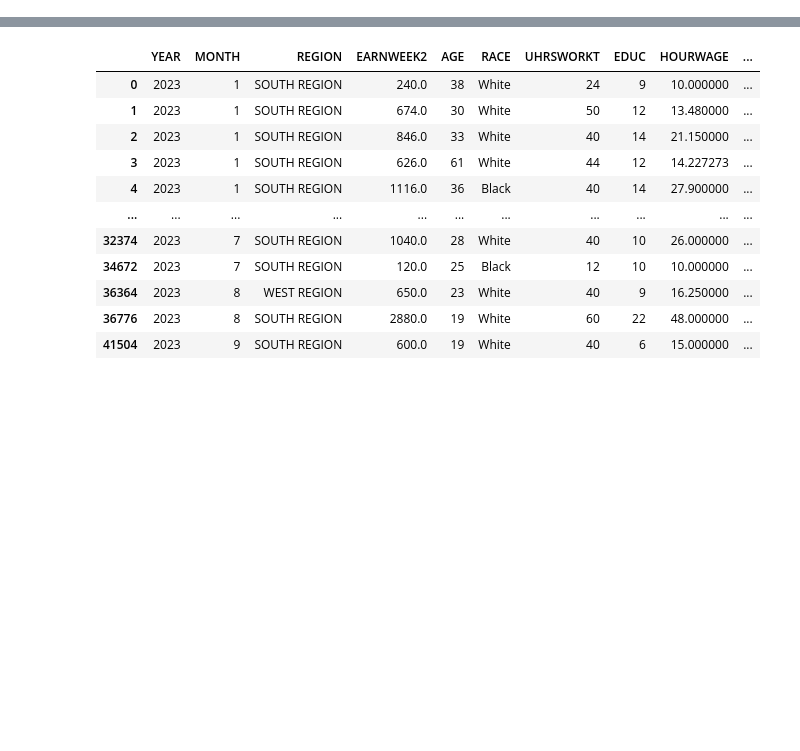
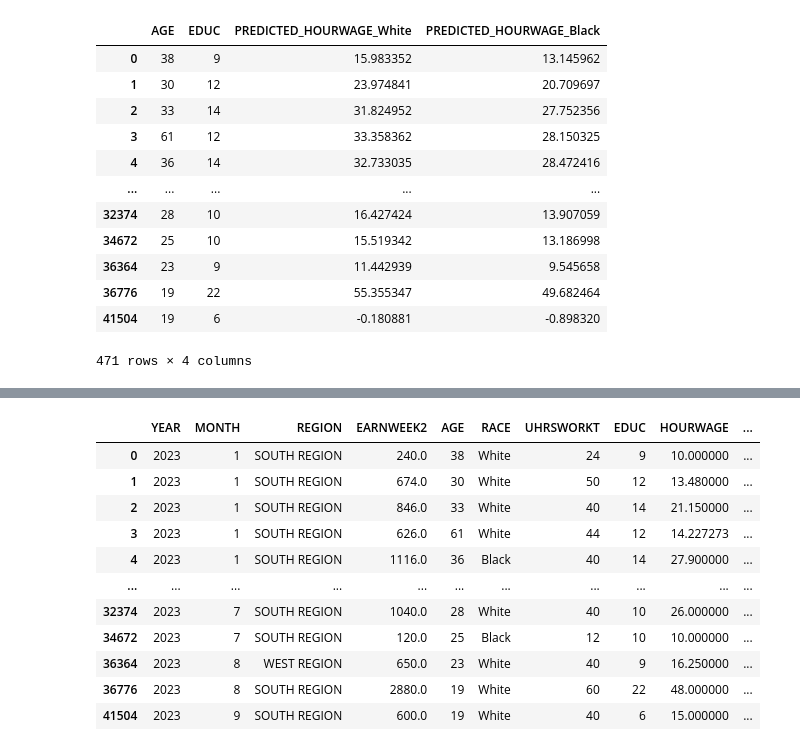
Before and after one commit to asdacdsfca/106FinalProject, a Jupyter notebook: static/process.ipynb, the cells around one changed output, grey strips where cells are left out. Drawn from its saved outputs; the diff is of its cells as text; code cells hidden in the pictures; blank space fills up the shorter version.

```diff
--- a/static/process.ipynb
+++ b/static/process.ipynb
@@ -22,0 +28,35 @@ df
+# %%
+import pandas as pd
+import statsmodels.api as sm
+
+# Assuming your 'RACE' column is named 'RACE' and contains "White" and "Black"
+# Create a dummy variable for Black individuals
+df['RACE_Black'] = (df['RACE'] == 'Black').astype(int)
+
+# Create interaction terms
+df['EDUC_RACE_Black'] = df['EDUC'] * df['RACE_Black']
+
+# Add a constant term for the intercept
+X = sm.add_constant(df[['EDUC', 'RACE_Black', 'EDUC_RACE_Black']])
+y = df['HOURWAGE']
+
+# Fit the regression model
+model = sm.OLS(y, X).fit()
+print(model.summary())
+
+# Extract coefficients
+intercept = model.params['const']
+coef_educ = model.params['EDUC']
+coef_race_black = model.params['RACE_Black']
+coef_educ_race_black = model.params['EDUC_RACE_Black']
+
+# Calculate predicted hourly wage for White individuals
+# For White individuals, RACE_Black and EDUC_RACE_Black are 0
+df['PREDICTED_HOURWAGE_White1'] = intercept + coef_educ * df['EDUC']
+
+# Calculate predicted hourly wage for Black individuals
+# For Black individuals, include the interaction term
+df['PREDICTED_HOURWAGE_Black1'] = (intercept +
+                                  coef_educ * df['EDUC'] +
+                                  coef_race_black +
+                                  coef_educ_race_black * df['EDUC'])
@@ -22,0 +182,2 @@ df
+# %%
+unique_rows = df.drop_duplicates(subset=['AGE', 'EDUC'])
@@ -22,0 +200,18 @@ df
+# %%
+newdf = unique_rows[['AGE', 'EDUC', 'PREDICTED_HOURWAGE_White', 'PREDICTED_HOURWAGE_Black']]
+# %%
+newdf
+# %% [output]
+|  | AGE | EDUC | PREDICTED_HOURWAGE_White | PREDICTED_HOURWAGE_Black |
+| 0 | 38 | 9 | 15.983352 | 13.145962 |
+| 1 | 30 | 12 | 23.974841 | 20.709697 |
+| 2 | 33 | 14 | 31.824952 | 27.752356 |
+| 3 | 61 | 12 | 33.358362 | 28.150325 |
+| 4 | 36 | 14 | 32.733035 | 28.472416 |
+| ... | ... | ... | ... | ... |
+| 32374 | 28 | 10 | 16.427424 | 13.907059 |
+| 34672 | 25 | 10 | 15.519342 | 13.186998 |
+| 36364 | 23 | 9 | 11.442939 | 9.545658 |
+| 36776 | 19 | 22 | 55.355347 | 49.682464 |
+| 41504 | 19 | 6 | -0.180881 | -0.898320 |
+471 rows × 4 columns
```
Also changed, not shown: parts of 18 cells of this notebook, 10 other files.
